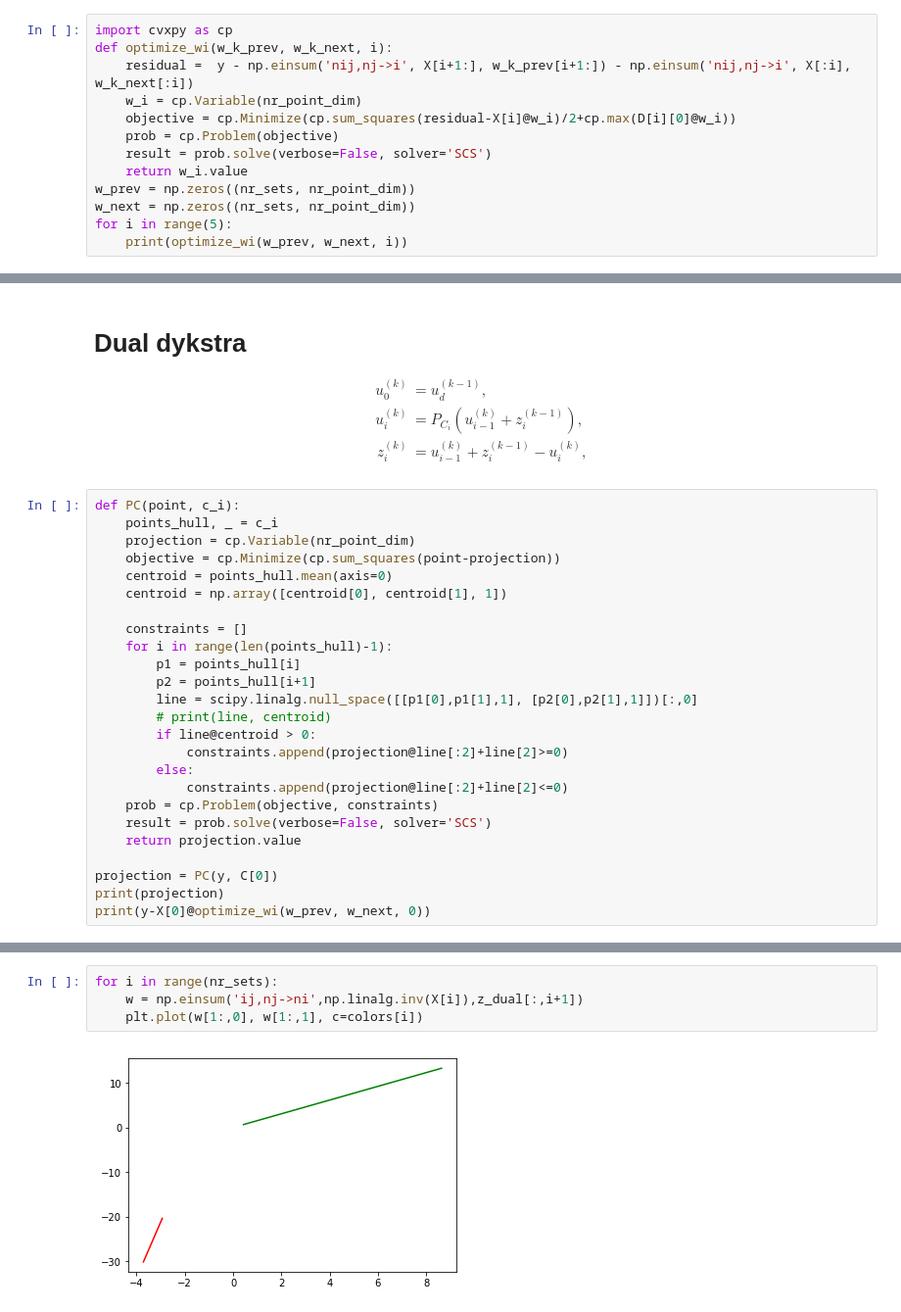
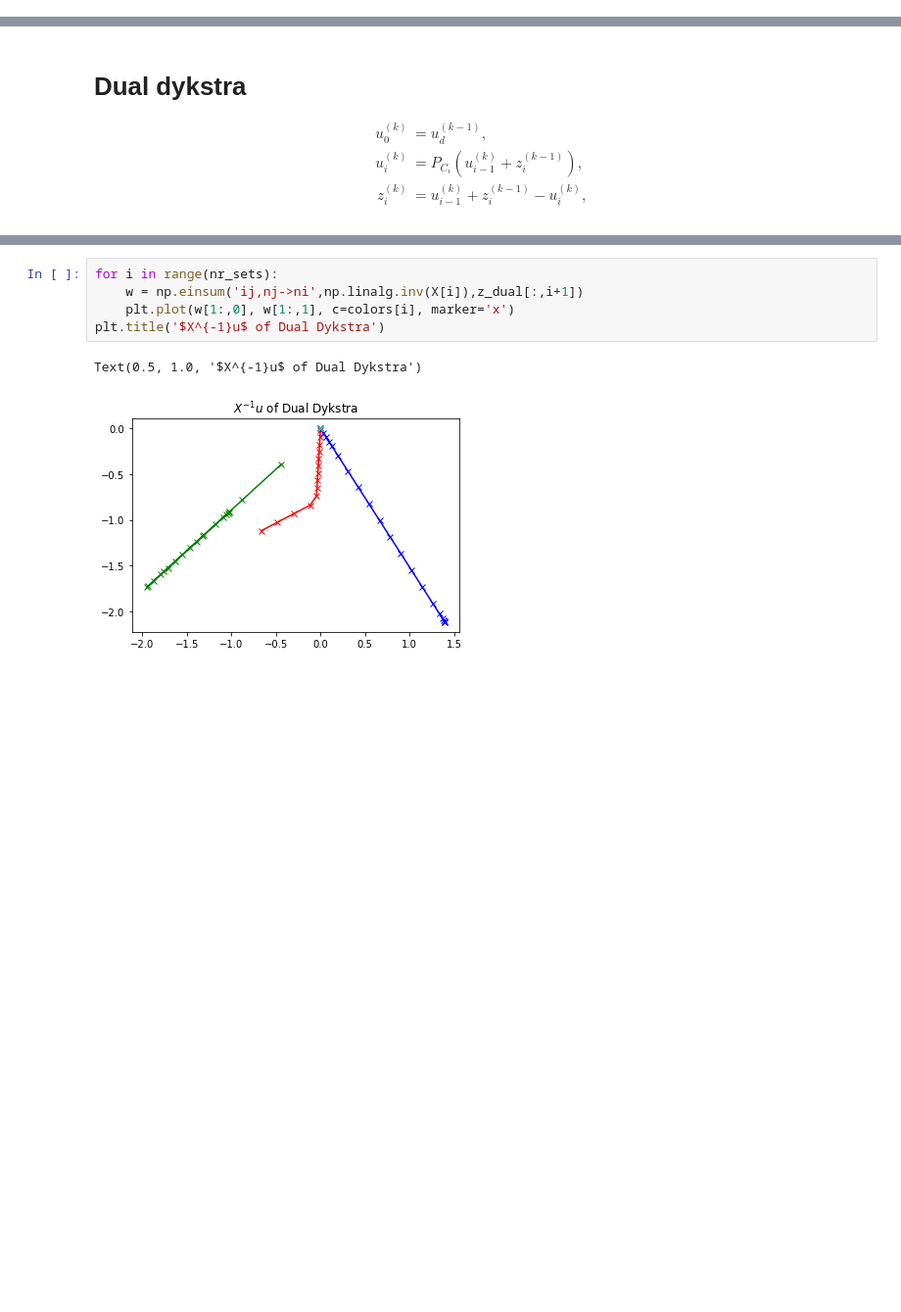
Before and after one commit to hzsydy/10725_hw5_review, a Jupyter notebook: hw5q4.ipynb, the cells around one changed output, grey strips where cells are left out. Shown: that part at 98% size. Saved outputs shown, nothing was run; the diff lists cells and outputs as text; blank space fills up the shorter version.

```diff
--- a/hw5q4.ipynb
+++ b/hw5q4.ipynb
@@ -86,16 +129,3 @@ def wi_criterion(w_i, w_k_prev, w_k_next, i):
 # %%
 def f(w_i, w_k_prev, w_k_next, i):
     return wi_criterion(w_i, w_k_prev, w_k_next, i) + sum([hi(w_k_next[j], D[j]) for j in range(i)]) + sum([hi(w_k_prev[j], D[j]) for j in range(i+1, nr_sets)])
-# %%
-import cvxpy as cp
-def optimize_wi(w_k_prev, w_k_next, i):
-    residual =  y - np.einsum('nij,nj->i', X[i+1:], w_k_prev[i+1:]) - np.einsum('nij,nj->i', X[:i], w_k_next[:i])
-    w_i = cp.Variable(nr_point_dim)
-    objective = cp.Minimize(cp.sum_squares(residual-X[i]@w_i)/2+cp.max(D[i][0]@w_i))
-    prob = cp.Problem(objective)
-    result = prob.solve(verbose=False, solver='SCS')
-    return w_i.value
-w_prev = np.zeros((nr_sets, nr_point_dim))
-w_next = np.zeros((nr_sets, nr_point_dim))
-for i in range(5):
-    print(optimize_wi(w_prev, w_next, i))
@@ -147,28 +150,3 @@ u_0^{(k)} &= u_d^{(k-1)}, \\
 u_i^{(k)} &= P_{C_i} (u_{i-1}^{(k)} + z_i^{(k-1)}),\\
 z_i^{(k)} &= u_{i-1}^{(k)} + z_i^{(k-1)} - u_i^{(k)},
 \end{align*}
-# %%
-def PC(point, c_i):
-    points_hull, _ = c_i
-    projection = cp.Variable(nr_point_dim)
-    objective = cp.Minimize(cp.sum_squares(point-projection))
-    centroid = points_hull.mean(axis=0)
-    centroid = np.array([centroid[0], centroid[1], 1])
-
-    constraints = []
-    for i in range(len(points_hull)-1):
-        p1 = points_hull[i]
-        p2 = points_hull[i+1]
-        line = scipy.linalg.null_space([[p1[0],p1[1],1], [p2[0],p2[1],1]])[:,0]
-        # print(line, centroid)
-        if line@centroid > 0:
-            constraints.append(projection@line[:2]+line[2]>=0)
-        else:
-            constraints.append(projection@line[:2]+line[2]<=0)
-    prob = cp.Problem(objective, constraints)
-    result = prob.solve(verbose=False, solver='SCS')
-    return projection.value
-
-projection = PC(y, C[0])
-print(projection)
-print(y-X[0]@optimize_wi(w_prev, w_next, 0))
@@ -213,6 +168,8 @@ WARN: aa_init returned NULL, no acceleration applied.
 # %%
 for i in range(nr_sets):
     w = np.einsum('ij,nj->ni',np.linalg.inv(X[i]),z_dual[:,i+1])
-    plt.plot(w[1:,0], w[1:,1], c=colors[i])
+    plt.plot(w[1:,0], w[1:,1], c=colors[i], marker='x')
+plt.title('$X^{-1}u$ of Dual Dykstra')
 # %% [output]
+Text(0.5, 1.0, '$X^{-1}u$ of Dual Dykstra')
-[figure, old version]
+[figure, new version]
```
Also changed, not shown: parts of 12 cells of this notebook.
